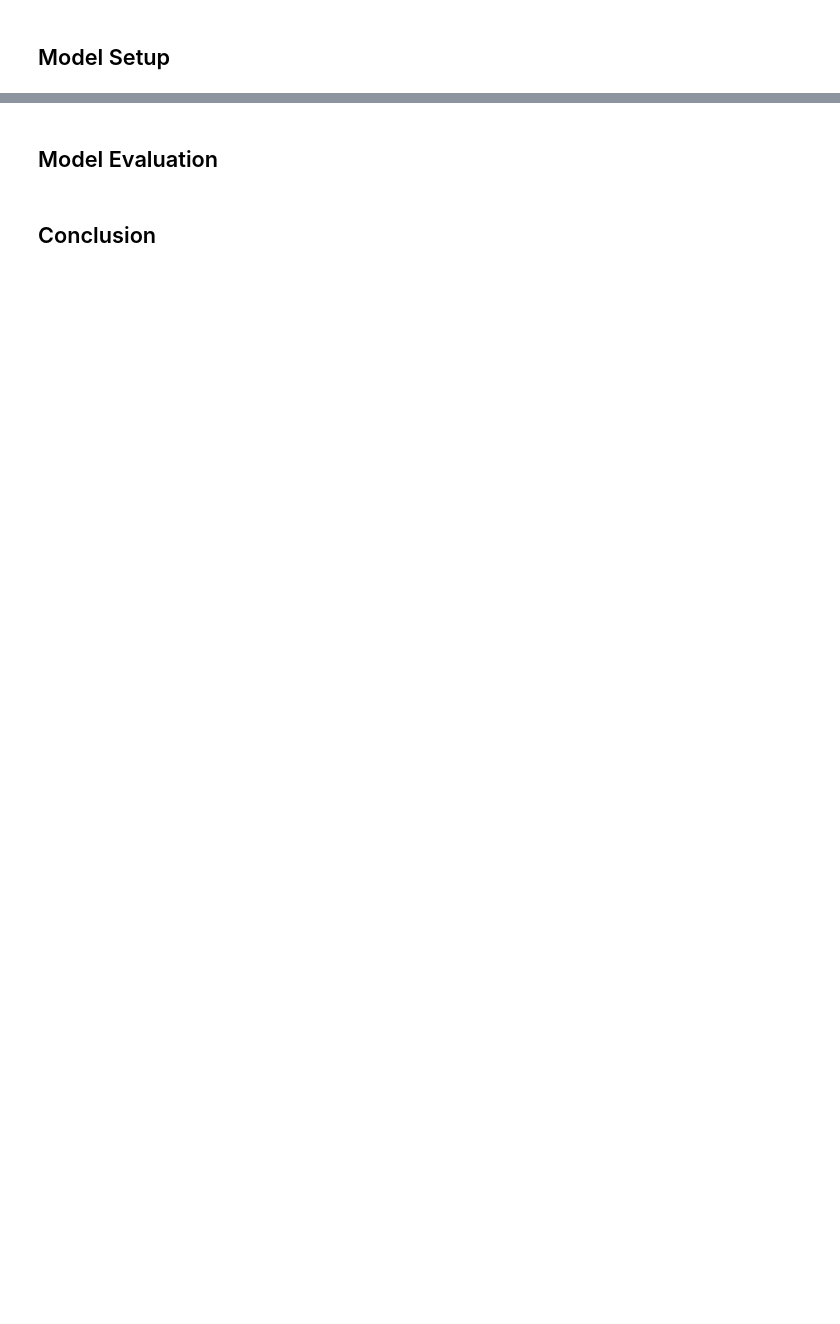
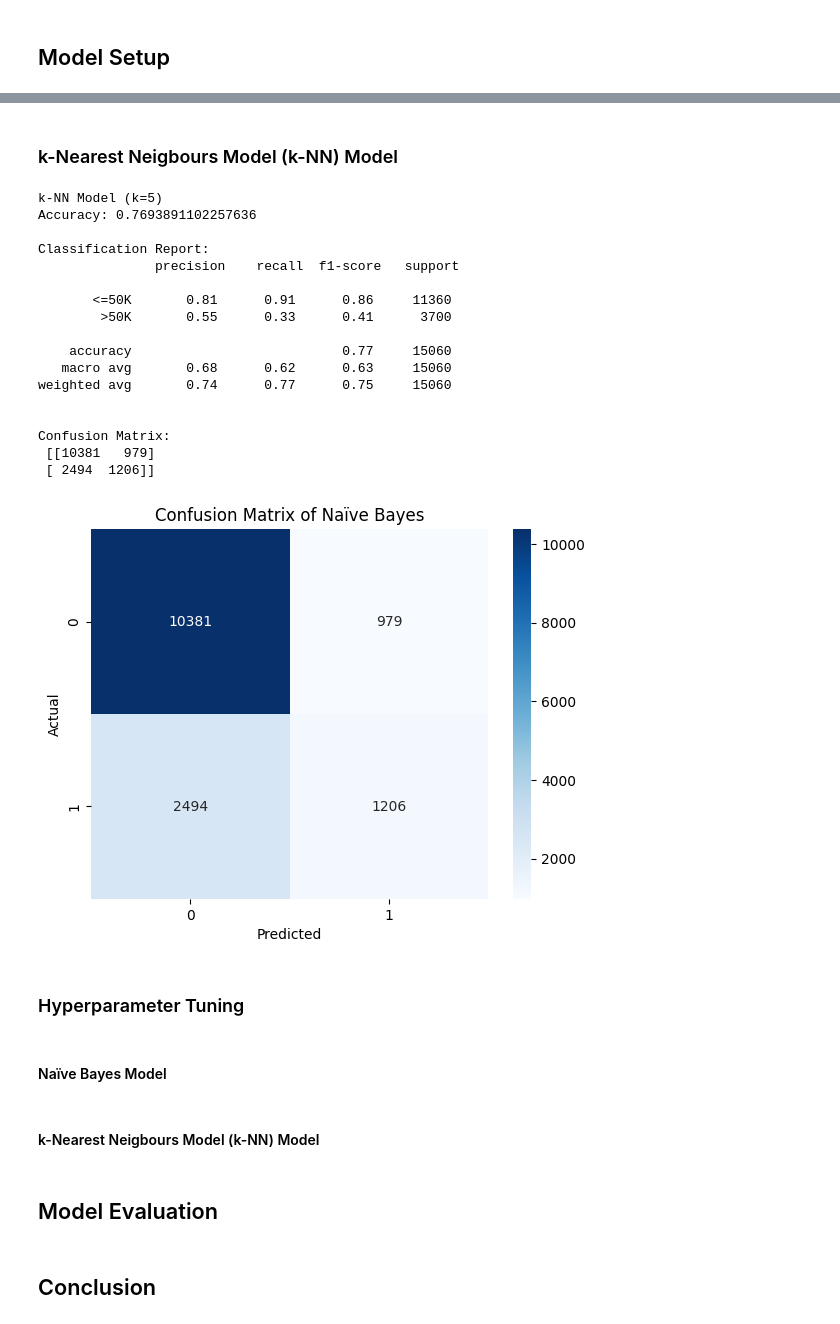
Before and after one commit to roshaniayu/IN6227-Data-Mining-Assignments, a Jupyter notebook: Assignment 1/Assignment1_Roshani Ayu Pranasti_G2504973A.ipynb, the cells around one changed output, grey strips where cells are left out. Drawn from its saved outputs; the diff is of its cells as text; code cells hidden in the pictures; blank space fills up the shorter version.

```diff
--- a/Assignment 1/Assignment1_Roshani Ayu Pranasti_G2504973A.ipynb
+++ b/Assignment 1/Assignment1_Roshani Ayu Pranasti_G2504973A.ipynb
@@ -485,3 +528,48 @@ Test income target variable: [0 0 1 ... 0 0 1]
+# %% [markdown]
+### k-Nearest Neigbours Model (k-NN) Model
+# %%
+# Initialize and train the model
+knn_model = KNeighborsClassifier(n_neighbors=5)
+knn_model.fit(X_train_data, y_train_data)
+knn_predictions = knn_model.predict(X_test_data)
+
+# Evaluate the model
+print("\nk-NN Model (k=5)")
+print("Accuracy:", accuracy_score(y_test_data, knn_predictions))
+print("\nClassification Report:\n", classification_report(y_test_data, knn_predictions, target_names=['<=50K', '>50K']))
+
+knn_confusion_matrix = confusion_matrix(y_test_data, knn_predictions)
+print("\nConfusion Matrix:\n", knn_confusion_matrix)
+plt.title("Confusion Matrix of Naïve Bayes")
+sns.heatmap(knn_confusion_matrix, annot=True, cmap=plt.cm.Blues, fmt="d")
+plt.xlabel('Predicted')
+plt.ylabel('Actual')
+plt.show()
+# %% [output]
+k-NN Model (k=5)
+Accuracy: 0.7693891102257636
+
+Classification Report:
+               precision    recall  f1-score   support
+
+       <=50K       0.81      0.91      0.86     11360
+        >50K       0.55      0.33      0.41      3700
+
+    accuracy                           0.77     15060
+   macro avg       0.68      0.62      0.63     15060
+weighted avg       0.74      0.77      0.75     15060
+
+
+Confusion Matrix:
+ [[10381   979]
+ [ 2494  1206]]
+[figure, added]
+# %% [markdown]
+### Hyperparameter Tuning
+# %% [markdown]
+#### Naïve Bayes Model
+# %% [markdown]
+#### k-Nearest Neigbours Model (k-NN) Model
 # %% [markdown]
 ## Model Evaluation
 # %% [markdown]
```
Also changed, not shown: parts of 11 cells of this notebook.
